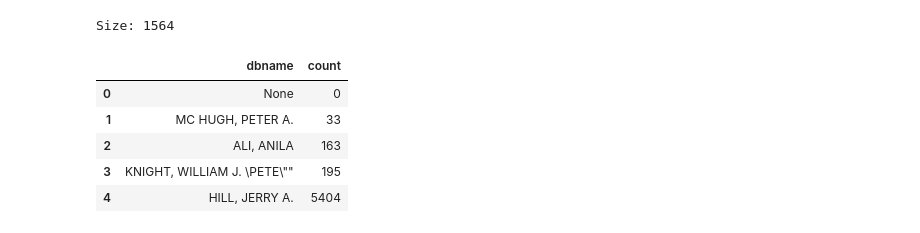
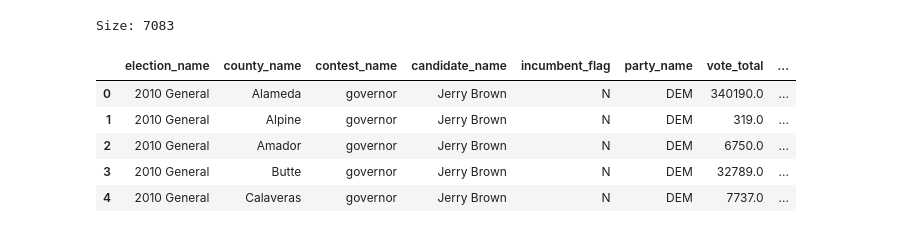
Before and after one commit to awoziji/datasci-campaign-finance, a Jupyter notebook: notebooks/Testing 2 Associating Table Data on Names.ipynb, the cells around one changed output. Cells and saved outputs as stored; diff of their text form; code cells hidden in the pictures.

```diff
--- a/notebooks/Testing 2 Associating Table Data on Names.ipynb
+++ b/notebooks/Testing 2 Associating Table Data on Names.ipynb
@@ -15,23 +307,23 @@ engine = create_engine(DB_URI)
 # %%
 # Load data
+
 QUERY = """
 select
-    recipient_candidate_name as dbname,
-    count(recipient_candidate_name)
-from trg_analytics.candidate_contributions
-group by recipient_candidate_name
+   *,
+   candidate_name as dbname
+from data_ingest.casos__california_candidate_statewide_election_results
 """
 with engine.begin() as conn:
     sql_results = pd.read_sql(QUERY, conn)
 
 #sql_results = sql_results.dropna()
 print("Size:", len(sql_results))
 sql_results.head(5)
 # %% [output]
-Size: 1564
+Size: 7083
-|  | dbname | count |
-| 0 | None | 0 |
-| 1 | MC HUGH, PETER A. | 33 |
-| 2 | ALI, ANILA | 163 |
-| 3 | KNIGHT, WILLIAM J. \PETE\"" | 195 |
-| 4 | HILL, JERRY A. | 5404 |
+|  | election_name | county_name | contest_name | candidate_name | incumbent_flag | party_name | vote_total | ... |
+| 0 | 2010 General | Alameda | governor | Jerry Brown | N | DEM | 340190.0 | ... |
+| 1 | 2010 General | Alpine | governor | Jerry Brown | N | DEM | 319.0 | ... |
+| 2 | 2010 General | Amador | governor | Jerry Brown | N | DEM | 6750.0 | ... |
+| 3 | 2010 General | Butte | governor | Jerry Brown | N | DEM | 32789.0 | ... |
+| 4 | 2010 General | Calaveras | governor | Jerry Brown | N | DEM | 7737.0 | ... |
```
Also changed, not shown: parts of 18 cells of this notebook, 3 other files.
